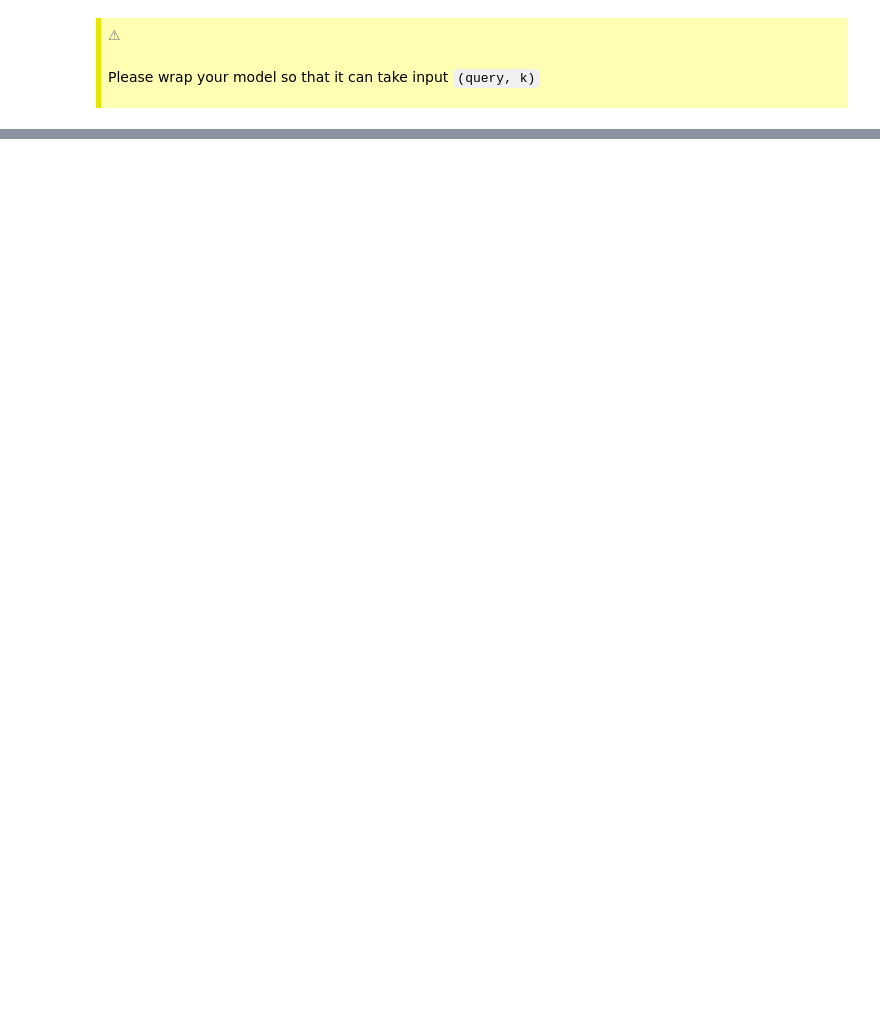
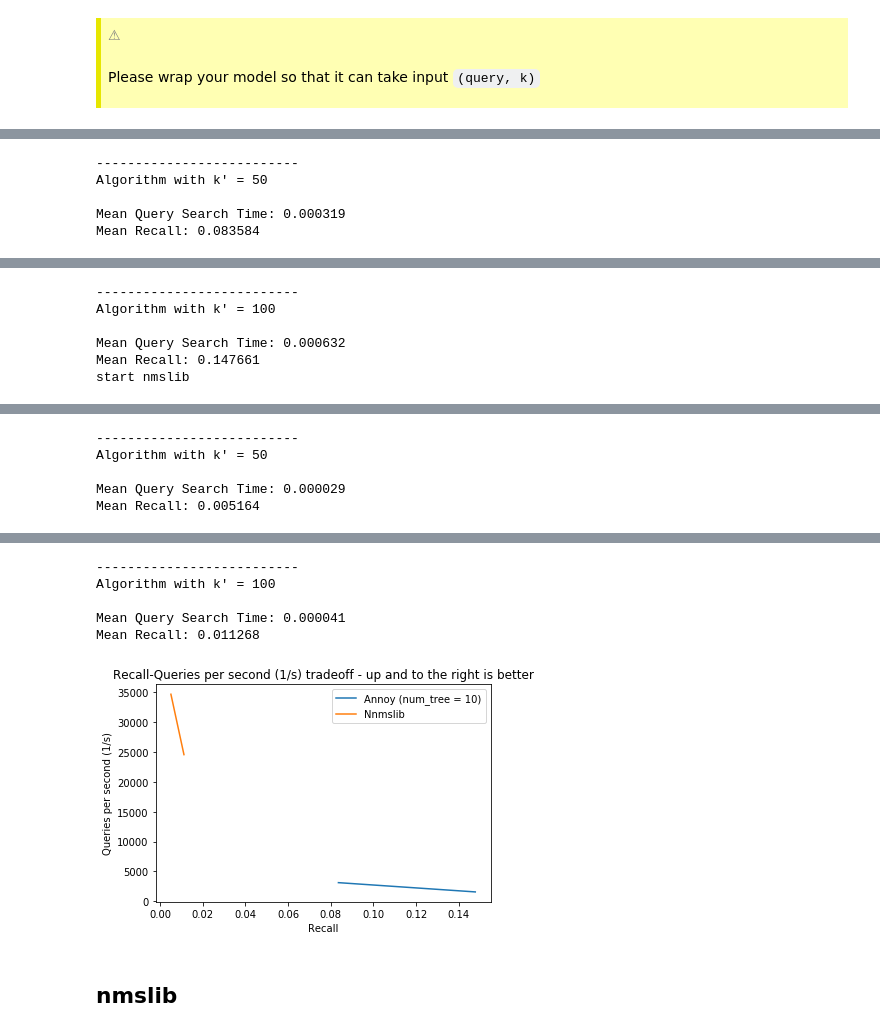
Before and after one commit to zhengyangb/music-recsys, a Jupyter notebook: Chauncey/fast-search.ipynb, the cells around one changed output, grey strips where cells are left out. Saved outputs shown, nothing was run; the diff lists cells and outputs as text; code cells hidden in the pictures; blank space fills up the shorter version.

```diff
--- a/Chauncey/fast-search.ipynb
+++ b/Chauncey/fast-search.ipynb
@@ -10,12 +17,13 @@ from functools import wrapper
 # %%
-track_vec = pickle.load(open('track_vec.pkl', 'rb'))
-test_user_vec = pickle.load(open('val_user_vec.pkl', 'rb'))
+#bian
+track_vec = pickle.load(open('/Users/leo/Desktop/DSGA-1004/track_vec.pkl', 'rb'))
+test_user_vec = pickle.load(open('/Users/leo/Desktop/DSGA-1004/val_user_vec.pkl', 'rb'))
 # %%
-f = 10
+f = len(track_vec[0])
 t = AnnoyIndex(f, metric='dot')
 for i in range(len(track_vec)):
     t.add_item(i, track_vec[i])
 
-t.build(50)
+t.build(30)
 # %% [output]
 True
@@ -131,5 +181,5 @@ def find_nearest_algo(data, queries, true_label, model_wrapped, k):
 # %%
-algo100_time, algo100_recall = find_nearest_algo(track_vec, val_user_vec, bf_results, annoy10_wrapped, 500)
+algo100_time, algo100_recall = find_nearest_algo(track_vec, test_user_vec, bf_results, annoy10_wrapped, 500)
 # %% [output]
 [interactive output not drawn]
 --------------------------
@@ -139,0 +190,39 @@ Mean Recall: 0.178295
+# %%
+algo_list = ['annoy', 'x']
+# %%
+for algo in algo_list:
+    if algo == 'annoy':
+        f = len(track_vec[0])
+        t = AnnoyIndex(f, metric='angular')
+        for i in range(len(track_vec)):
+            t.add_item(i, track_vec[i])
+        t.build(10)
+        num_query_list = []
+        recall_list = []
+        for k in range(50,101, 50):
+            algo100_time, algo100_recall = find_nearest_algo(track_vec, test_user_vec, bf_results, annoy10_wrapped, k)
+            num_query_list.append(1/algo100_time)
+            recall_list.append(algo100_recall)
+        plt.plot(recall_list, num_query_list, label = 'Annoy (num_tree = {})'.format(10))
+        plt.ylabel('Queries per second (1/s)')
+        plt.xlabel('Recall')
+        plt.title('Recall-Queries per second (1/s) tradeoff - up and to the right is better')
+        plt.legend()
+        plt.grid()
+    else:
+        index = nmslib.init(method='hnsw', space='cosinesimil')
+        index.addDataPointBatch(track_vec)
+        index.createIndex({'post': 2}, print_progress=True)
+        num_query_list = []
+        recall_list = []
+        for k in range(50,101, 50):
+            algo100_time, algo100_recall = find_nearest_algo_nmslib(track_vec, test_user_vec, bf_results,k)
+            num_query_list.append(1/algo100_time)
+            recall_list.append(algo100_recall)
+        plt.plot(recall_list, num_query_list, label = 'Nnmslib')
+        plt.ylabel('Queries per second (1/s)')
+        plt.xlabel('Recall')
+        plt.title('Recall-Queries per second (1/s) tradeoff - up and to the right is better')
+        plt.legend()
+        plt.grid()
+# %% [output]
@@ -139,0 +230,5 @@ Mean Recall: 0.178295
+--------------------------
+Algorithm with k' = 50
+
+Mean Query Search Time: 0.000319
+Mean Recall: 0.083584
@@ -139,0 +236,6 @@ Mean Recall: 0.178295
+--------------------------
+Algorithm with k' = 100
+
+Mean Query Search Time: 0.000632
+Mean Recall: 0.147661
+start nmslib
@@ -139,0 +243,5 @@ Mean Recall: 0.178295
+--------------------------
+Algorithm with k' = 50
+
+Mean Query Search Time: 0.000029
+Mean Recall: 0.005164
@@ -139,0 +249,8 @@ Mean Recall: 0.178295
+--------------------------
+Algorithm with k' = 100
+
+Mean Query Search Time: 0.000041
+Mean Recall: 0.011268
+[figure, added]
+# %% [markdown]
+## nmslib
```
Also changed, not shown: parts of 16 cells of this notebook.
